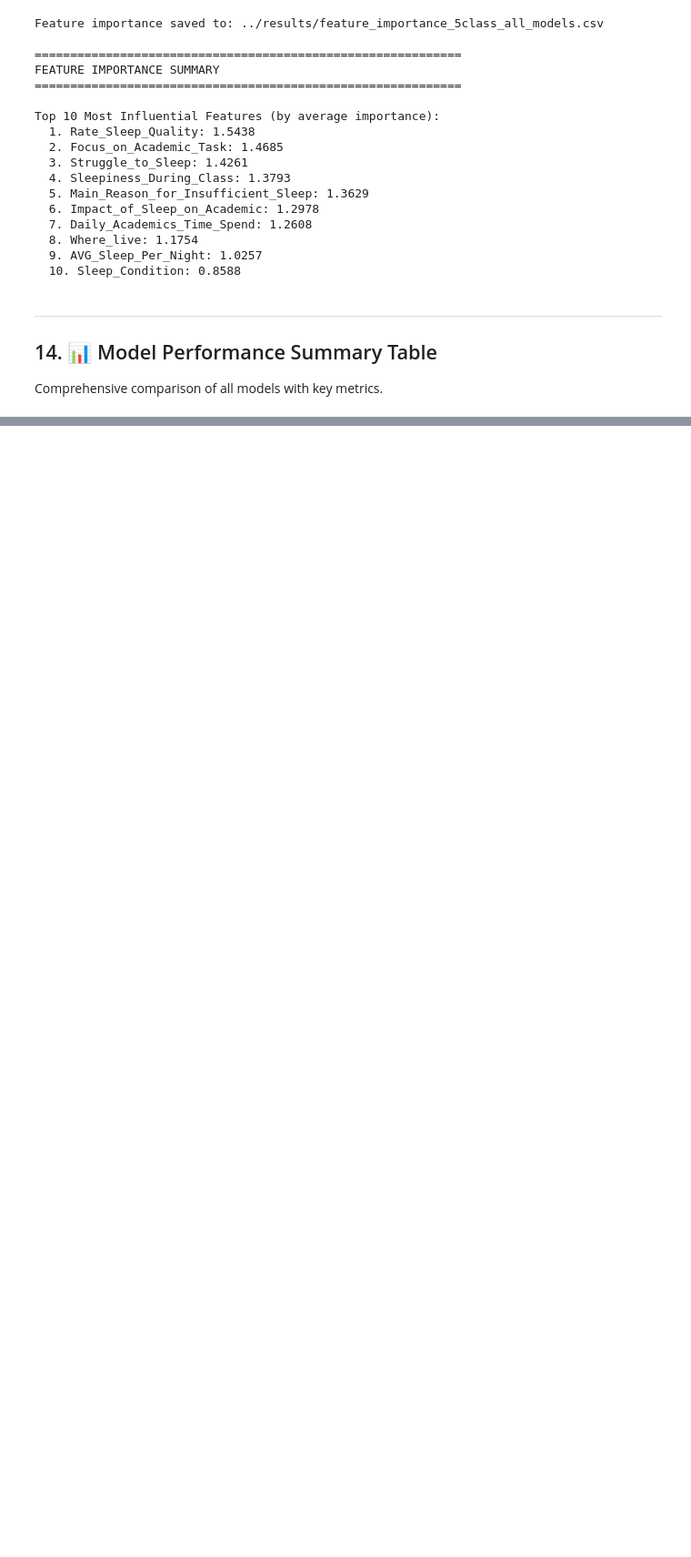
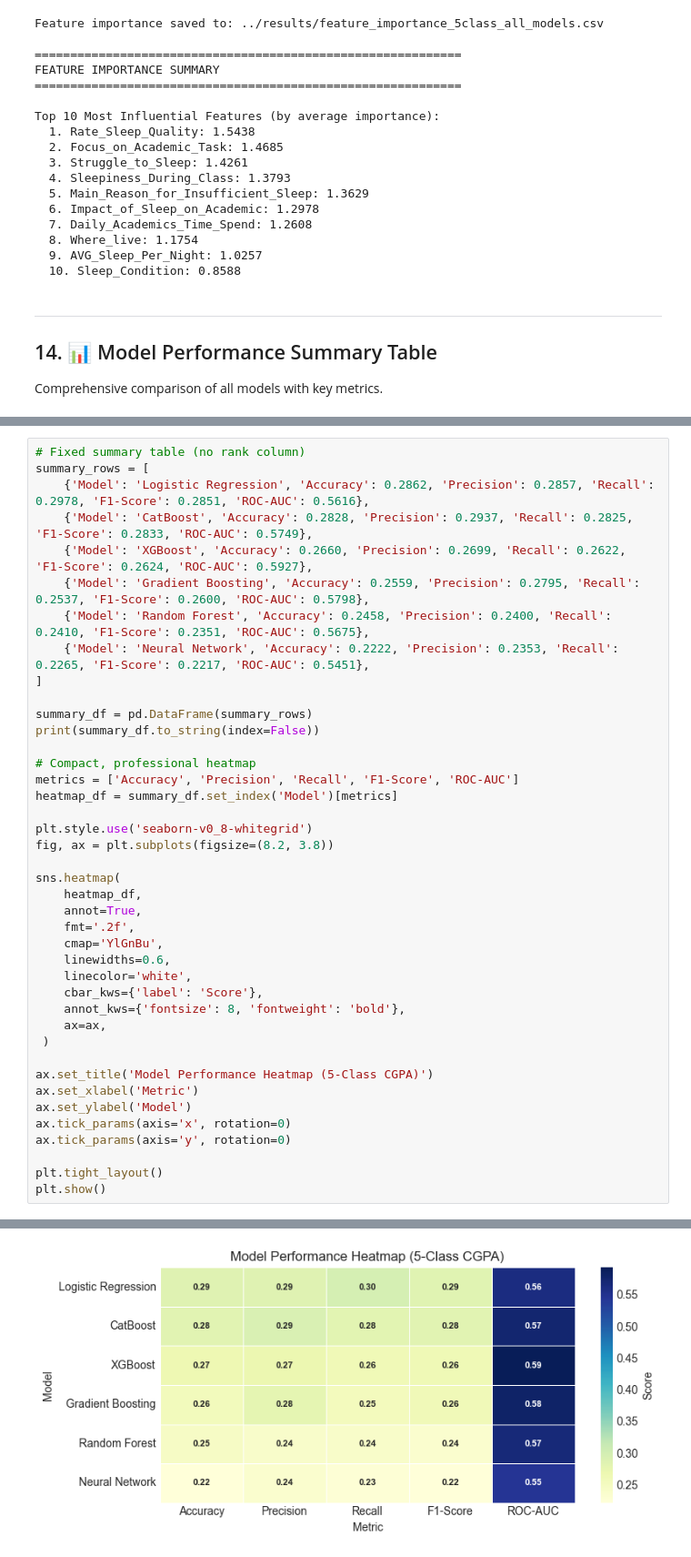
Before and after one commit to ar-sayeem/Sleep_Pattern_Academic_Engagement, a Jupyter notebook: notebooks/05_Original_Data_ML_Experiments_CGPA5.ipynb, the cells around one changed output, grey strips where cells are left out. Shown at 91% size. Drawn from its saved outputs; the diff is of its cells as text; blank space fills up the shorter version.

```diff
--- a/notebooks/05_Original_Data_ML_Experiments_CGPA5.ipynb
+++ b/notebooks/05_Original_Data_ML_Experiments_CGPA5.ipynb
@@ -1035,0 +1122,42 @@ COMPREHENSIVE MODEL PERFORMANCE COMPARISON - 5-CLASS CGPA PREDICTION
+# %%
+# Fixed summary table (no rank column)
+summary_rows = [
+    {'Model': 'Logistic Regression', 'Accuracy': 0.2862, 'Precision': 0.2857, 'Recall': 0.2978, 'F1-Score': 0.2851, 'ROC-AUC': 0.5616},
+    {'Model': 'CatBoost', 'Accuracy': 0.2828, 'Precision': 0.2937, 'Recall': 0.2825, 'F1-Score': 0.2833, 'ROC-AUC': 0.5749},
+    {'Model': 'XGBoost', 'Accuracy': 0.2660, 'Precision': 0.2699, 'Recall': 0.2622, 'F1-Score': 0.2624, 'ROC-AUC': 0.5927},
+    {'Model': 'Gradient Boosting', 'Accuracy': 0.2559, 'Precision': 0.2795, 'Recall': 0.2537, 'F1-Score': 0.2600, 'ROC-AUC': 0.5798},
+    {'Model': 'Random Forest', 'Accuracy': 0.2458, 'Precision': 0.2400, 'Recall': 0.2410, 'F1-Score': 0.2351, 'ROC-AUC': 0.5675},
+    {'Model': 'Neural Network', 'Accuracy': 0.2222, 'Precision': 0.2353, 'Recall': 0.2265, 'F1-Score': 0.2217, 'ROC-AUC': 0.5451},
+]
+
+summary_df = pd.DataFrame(summary_rows)
+print(summary_df.to_string(index=False))
+
+# Compact, professional heatmap
+metrics = ['Accuracy', 'Precision', 'Recall', 'F1-Score', 'ROC-AUC']
+heatmap_df = summary_df.set_index('Model')[metrics]
+
+plt.style.use('seaborn-v0_8-whitegrid')
+fig, ax = plt.subplots(figsize=(8.2, 3.8))
+
+sns.heatmap(
+    heatmap_df,
+    annot=True,
+    fmt='.2f',
+    cmap='YlGnBu',
+    linewidths=0.6,
+    linecolor='white',
+    cbar_kws={'label': 'Score'},
+    annot_kws={'fontsize': 8, 'fontweight': 'bold'},
+    ax=ax,
+ )
+
+ax.set_title('Model Performance Heatmap (5-Class CGPA)')
+ax.set_xlabel('Metric')
+ax.set_ylabel('Model')
+ax.tick_params(axis='x', rotation=0)
+ax.tick_params(axis='y', rotation=0)
+
+plt.tight_layout()
+plt.show()
+# %% [output]
@@ -1035,0 +1171 @@ COMPREHENSIVE MODEL PERFORMANCE COMPARISON - 5-CLASS CGPA PREDICTION
+[figure, added]
```
Also changed, not shown: parts of 10 cells of this notebook.
